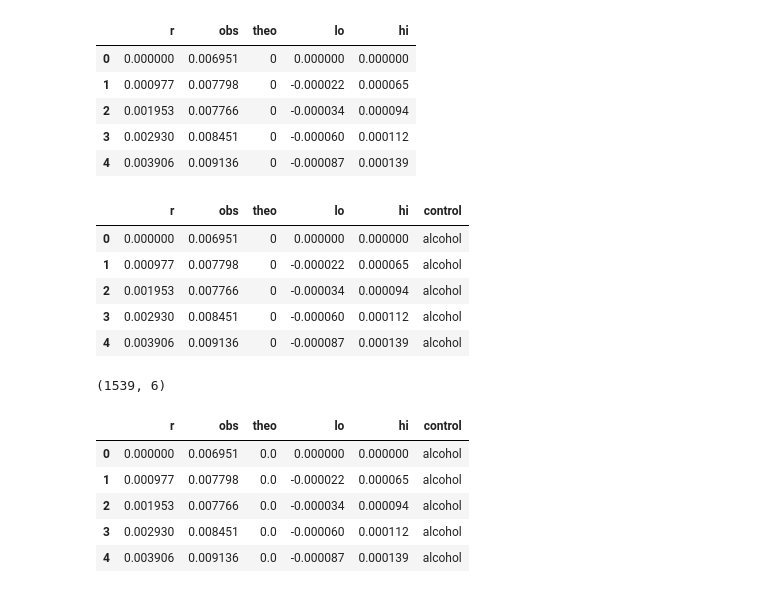
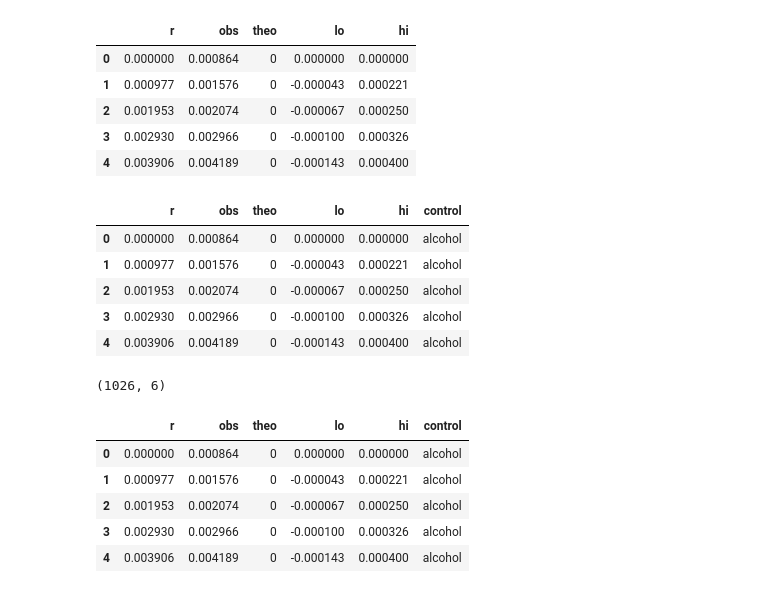
Before and after one commit to UK-IPOP/cook-county-analysis, a Jupyter notebook: notebooks/xylazine_analysis/plot_ripleysk.ipynb, the cells around one changed output. Drawn from its saved outputs; the diff is of its cells as text; code cells hidden in the pictures.

```diff
--- a/notebooks/xylazine_analysis/plot_ripleysk.ipynb
+++ b/notebooks/xylazine_analysis/plot_ripleysk.ipynb
@@ -9,39 +8,37 @@ pio.renderers.default = "notebook"
 # %%
 df1 = pd.read_csv("./alcohol_compared_pattern.csv")
 df2 = pd.read_csv("./fentanyl_compared_pattern.csv")
-df3 = pd.read_csv("./fen_alc_compared_pattern.csv")
 df1.head()
 # %% [output]
 |  | r | obs | theo | lo | hi |
-| 0 | 0.000000 | 0.006951 | 0 | 0.000000 | 0.000000 |
-| 1 | 0.000977 | 0.007798 | 0 | -0.000022 | 0.000065 |
-| 2 | 0.001953 | 0.007766 | 0 | -0.000034 | 0.000094 |
-| 3 | 0.002930 | 0.008451 | 0 | -0.000060 | 0.000112 |
-| 4 | 0.003906 | 0.009136 | 0 | -0.000087 | 0.000139 |
+| 0 | 0.000000 | 0.000864 | 0 | 0.000000 | 0.000000 |
+| 1 | 0.000977 | 0.001576 | 0 | -0.000043 | 0.000221 |
+| 2 | 0.001953 | 0.002074 | 0 | -0.000067 | 0.000250 |
+| 3 | 0.002930 | 0.002966 | 0 | -0.000100 | 0.000326 |
+| 4 | 0.003906 | 0.004189 | 0 | -0.000143 | 0.000400 |
 # %%
 df1['control'] = 'alcohol'
 df2['control'] = 'fentanyl'
-df3['control'] = 'fentanyl_alcohol'
 df1.head()
 # %% [output]
 |  | r | obs | theo | lo | hi | control |
-| 0 | 0.000000 | 0.006951 | 0 | 0.000000 | 0.000000 | alcohol |
-| 1 | 0.000977 | 0.007798 | 0 | -0.000022 | 0.000065 | alcohol |
-| 2 | 0.001953 | 0.007766 | 0 | -0.000034 | 0.000094 | alcohol |
-| 3 | 0.002930 | 0.008451 | 0 | -0.000060 | 0.000112 | alcohol |
-| 4 | 0.003906 | 0.009136 | 0 | -0.000087 | 0.000139 | alcohol |
+| 0 | 0.000000 | 0.000864 | 0 | 0.000000 | 0.000000 | alcohol |
+| 1 | 0.000977 | 0.001576 | 0 | -0.000043 | 0.000221 | alcohol |
+| 2 | 0.001953 | 0.002074 | 0 | -0.000067 | 0.000250 | alcohol |
+| 3 | 0.002930 | 0.002966 | 0 | -0.000100 | 0.000326 | alcohol |
+| 4 | 0.003906 | 0.004189 | 0 | -0.000143 | 0.000400 | alcohol |
 # %%
-df = pd.concat([df1, df2, df3], ignore_index=True)
+df = pd.concat([df1, df2], ignore_index=True)
 print(df.shape)
 df.head()
 # %% [output]
-(1539, 6)
+(1026, 6)
 |  | r | obs | theo | lo | hi | control |
-| 0 | 0.000000 | 0.006951 | 0.0 | 0.000000 | 0.000000 | alcohol |
-| 1 | 0.000977 | 0.007798 | 0.0 | -0.000022 | 0.000065 | alcohol |
-| 2 | 0.001953 | 0.007766 | 0.0 | -0.000034 | 0.000094 | alcohol |
-| 3 | 0.002930 | 0.008451 | 0.0 | -0.000060 | 0.000112 | alcohol |
-| 4 | 0.003906 | 0.009136 | 0.0 | -0.000087 | 0.000139 | alcohol |
+| 0 | 0.000000 | 0.000864 | 0 | 0.000000 | 0.000000 | alcohol |
+| 1 | 0.000977 | 0.001576 | 0 | -0.000043 | 0.000221 | alcohol |
+| 2 | 0.001953 | 0.002074 | 0 | -0.000067 | 0.000250 | alcohol |
+| 3 | 0.002930 | 0.002966 | 0 | -0.000100 | 0.000326 | alcohol |
+| 4 | 0.003906 | 0.004189 | 0 | -0.000143 | 0.000400 | alcohol |
 # %%
 print("xylazine X alcohol VS xylazine X fentanyl")
 (df1['obs'] - df2['obs']).describe()['mean']
```
Also changed, not shown: parts of 5 cells of this notebook, 8 other files.
